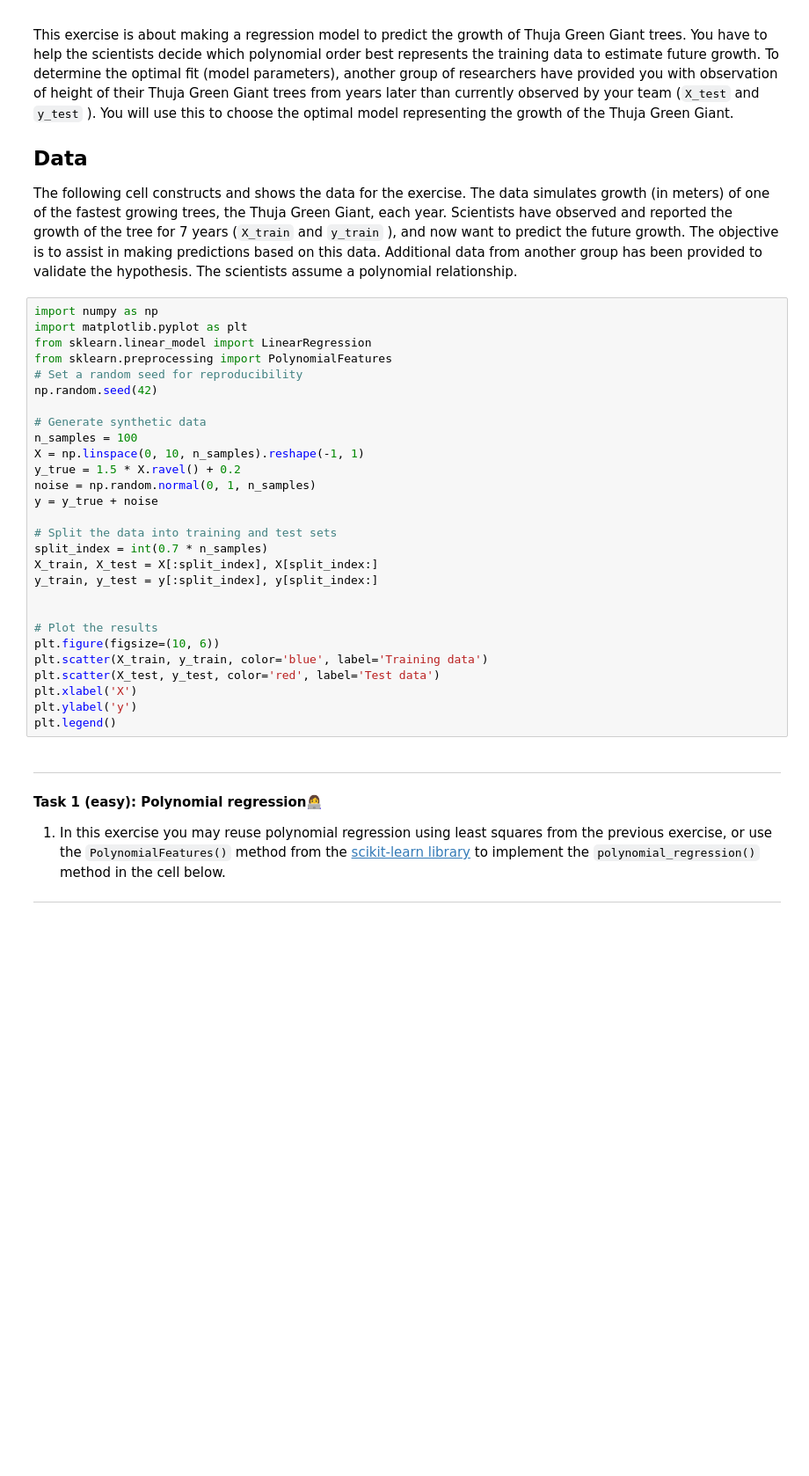
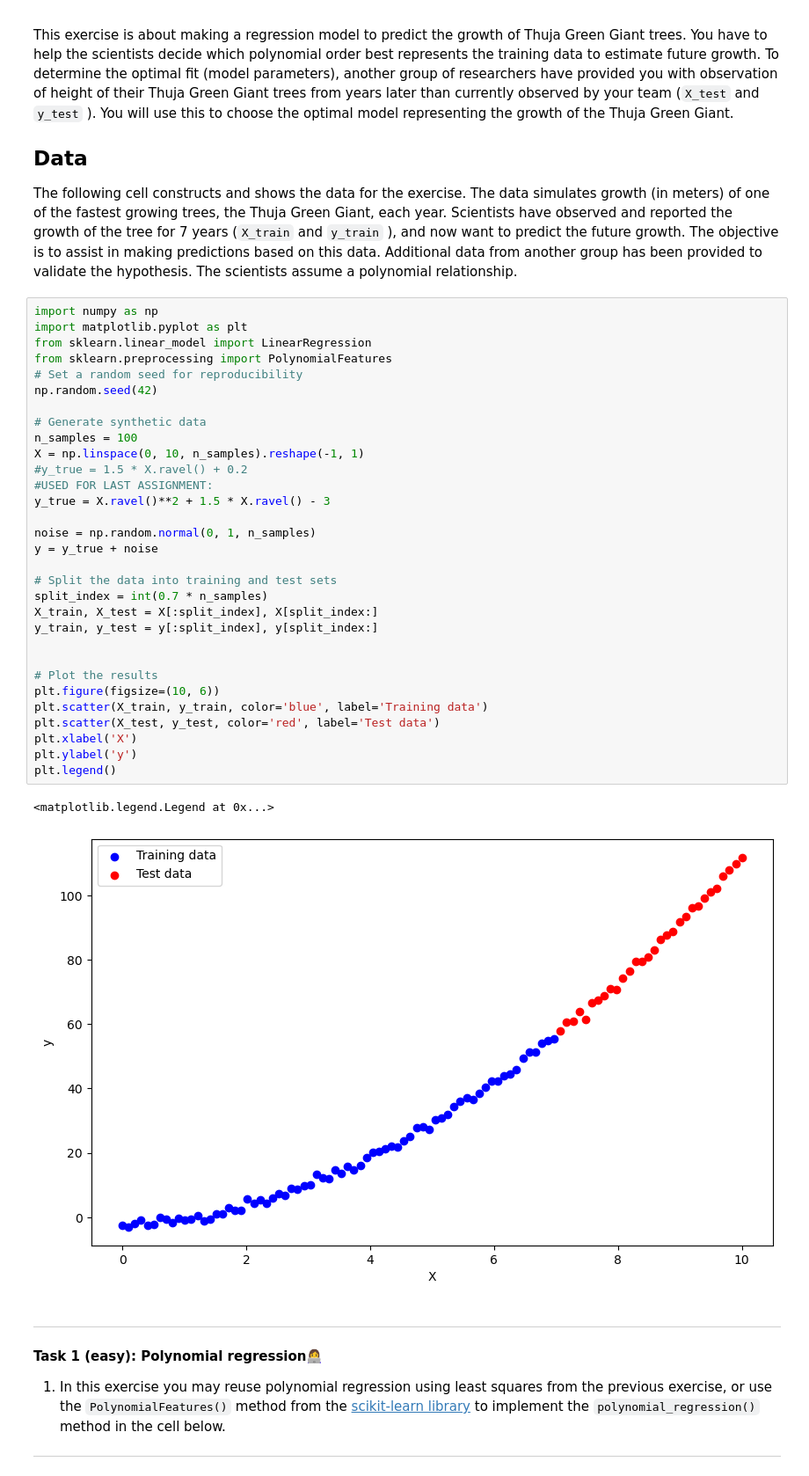
Before and after one commit to Grumlebob/MachineLearning2024, a Jupyter notebook: Exercises/vscode/W07/02-model_complexity.ipynb, the cells around one changed output. Shown at 88% size. Saved outputs shown, nothing was run; the diff lists cells and outputs as text; blank space fills up the shorter version.

```diff
--- a/Exercises/vscode/W07/02-model_complexity.ipynb
+++ b/Exercises/vscode/W07/02-model_complexity.ipynb
@@ -62,31 +57,37 @@ The scientists assume a polynomial relationship.
 # %%
 import numpy as np
 import matplotlib.pyplot as plt
 from sklearn.linear_model import LinearRegression
 from sklearn.preprocessing import PolynomialFeatures
 # Set a random seed for reproducibility
 np.random.seed(42)
 
 # Generate synthetic data
 n_samples = 100
 X = np.linspace(0, 10, n_samples).reshape(-1, 1)
-y_true = 1.5 * X.ravel() + 0.2
+#y_true = 1.5 * X.ravel() + 0.2
+#USED FOR LAST ASSIGNMENT:
+y_true = X.ravel()**2 + 1.5 * X.ravel() - 3
+
 noise = np.random.normal(0, 1, n_samples)
 y = y_true + noise
 
 # Split the data into training and test sets
 split_index = int(0.7 * n_samples)
 X_train, X_test = X[:split_index], X[split_index:]
 y_train, y_test = y[:split_index], y[split_index:]
 
 
 # Plot the results
 plt.figure(figsize=(10, 6))
 plt.scatter(X_train, y_train, color='blue', label='Training data')
 plt.scatter(X_test, y_test, color='red', label='Test data')
 plt.xlabel('X')
 plt.ylabel('y')
 plt.legend()
+# %% [output]
+<matplotlib.legend.Legend at 0x...>
+[figure, added]
 # %% [markdown]
 
 ---
```
Also changed, not shown: parts of 8 cells of this notebook, 2 other files.
